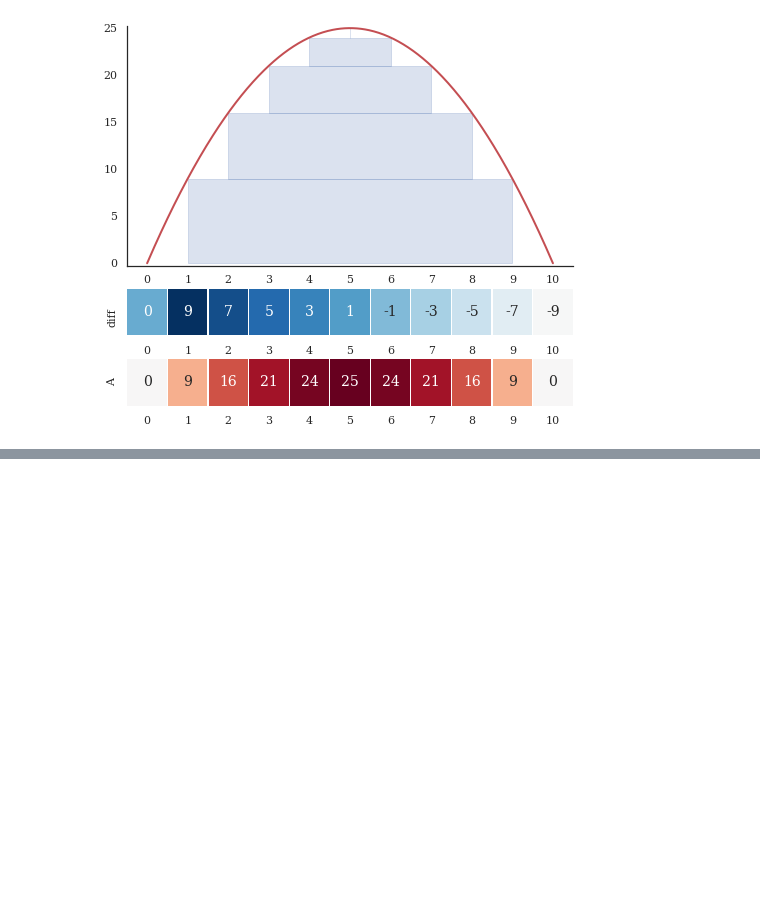
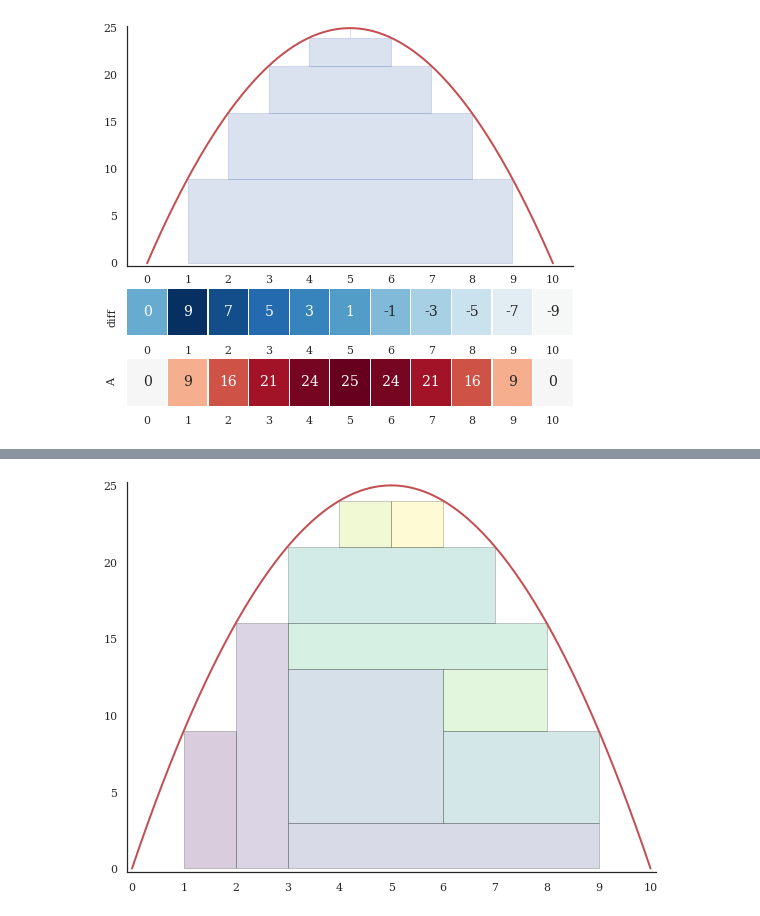
Before and after one commit to li-xin-yi/lctemplates, a Jupyter notebook: plots/diff-vs-prefix-sum.ipynb, the cells around one changed output, grey strips where cells are left out. Drawn from its saved outputs; the diff is of its cells as text; code cells hidden in the pictures; blank space fills up the shorter version.

Commit message:
new plot

```diff
--- a/plots/diff-vs-prefix-sum.ipynb
+++ b/plots/diff-vs-prefix-sum.ipynb
@@ -111,0 +124,2 @@ fig.savefig("../docs/images/diff-interval.png",dpi=200,tight_layout=True)
+# %%
+fig,ax = plt.subplots(figsize=(8,6))
@@ -111,0 +134,5 @@ fig.savefig("../docs/images/diff-interval.png",dpi=200,tight_layout=True)
+# %%
+fig.tight_layout()
+fig
+# %% [output]
+[figure, added]
```
Also changed, not shown: parts of 8 cells of this notebook, 4 other files.
